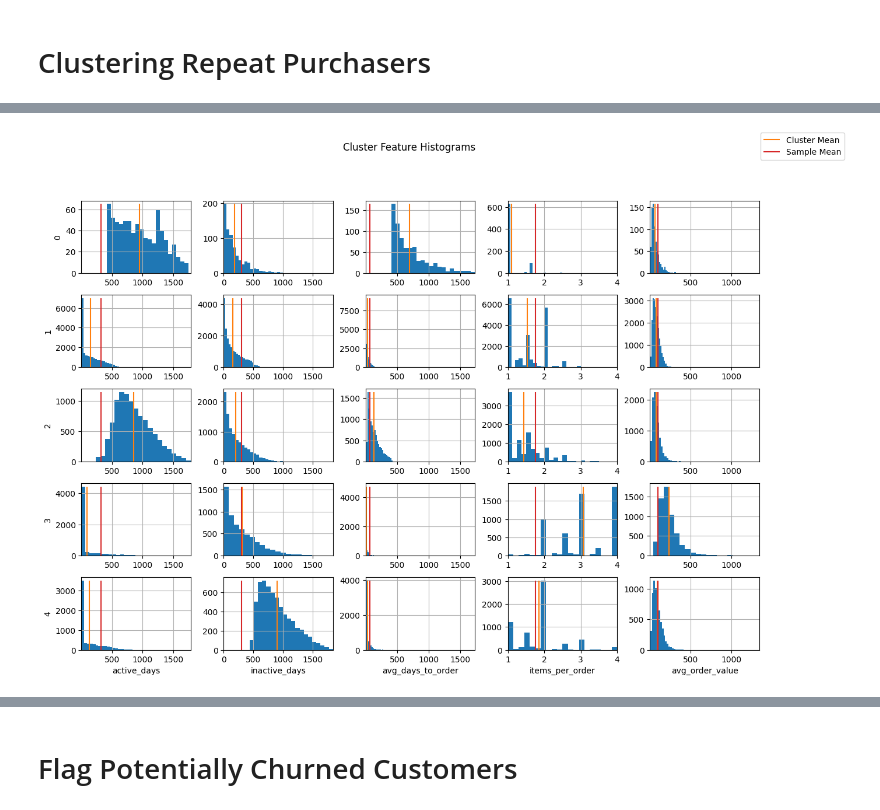
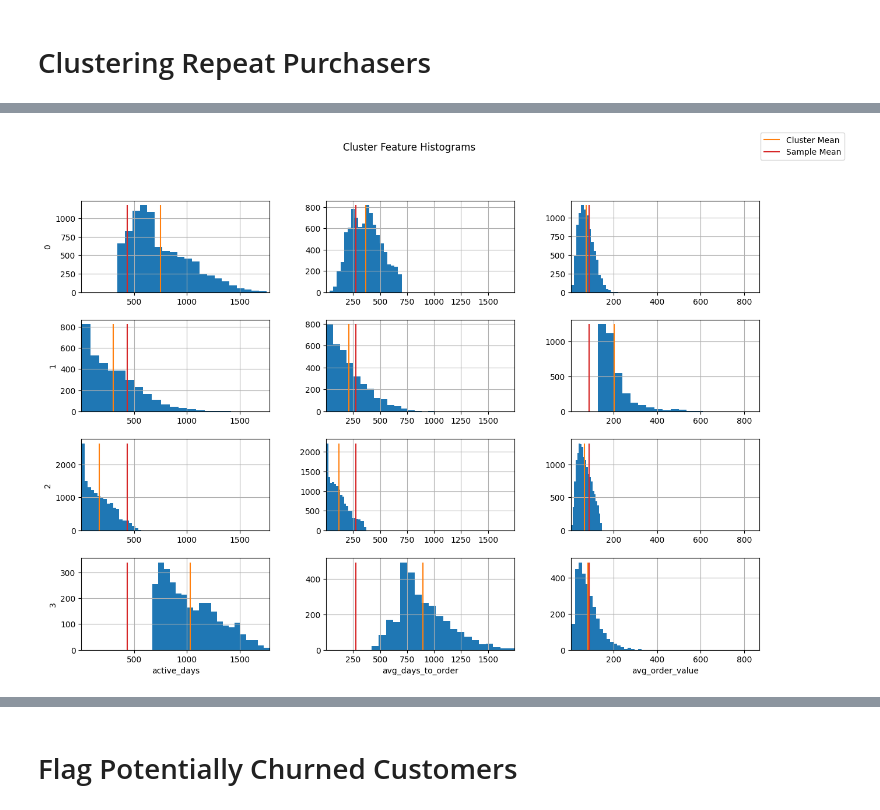
Before and after one commit to egeatmaca/ecommerce_segments, a Jupyter notebook: notebooks/customer_segmentation.ipynb, the cells around one changed output, grey strips where cells are left out. Drawn from its saved outputs; the diff is of its cells as text; code cells hidden in the pictures.

```diff
--- a/notebooks/customer_segmentation.ipynb
+++ b/notebooks/customer_segmentation.ipynb
@@ -242,4 +243,10 @@ X = scaler.fit_transform(df_lifetime)
+# %%
+X_cols = ['active_days', 'avg_days_to_order', 'avg_order_value']
+X_raw = df_lifetime[X_cols]
+# %%
+scaler = StandardScaler()
+X = scaler.fit_transform(X_raw)
 # %%
 hyperparams = [{'n_clusters': i} for i in range(2, 11)]
-df_results = search_clustering_hyperparams(KMeans, hyperparams, X, random_state=RANDOM_STATE)
+results = search_clustering_hyperparams(KMeans, hyperparams, X, random_state=RANDOM_STATE)
 # %% [output]
@@ -269,5 +276,5 @@ df_results.plot(x='n_clusters', y='silhouette_score', ax=axs[1])
 # %%
-model = df_results.loc[df_results.n_clusters==5, 'model'].iloc[0]
+model = results.loc[results.n_clusters==4, 'model'].iloc[0]
 df_lifetime_cluster = df_lifetime.copy()
 df_lifetime_cluster['cluster'] = model.labels_
 # %%
@@ -293,8 +298,8 @@ cluster
 Name: count, dtype: int64
 # %%
-plot_clusters(df_lifetime, model.labels_)
+plot_clusters(X_raw, model.labels_)
 # %% [output]
-[figure, old version]
+[figure, new version]
 # %%
 print('Cluster Mean / Sample Mean:', df_lifetime_cluster.groupby('cluster').mean() / df_lifetime_cluster.drop(columns='cluster').mean(), sep='\n')
 print('\n'+80*'-'+'\n', 'Cluster Mean:', df_lifetime_cluster.groupby('cluster').mean(), sep='\n')
```
Also changed, not shown: parts of 29 cells of this notebook, 4 other files.
